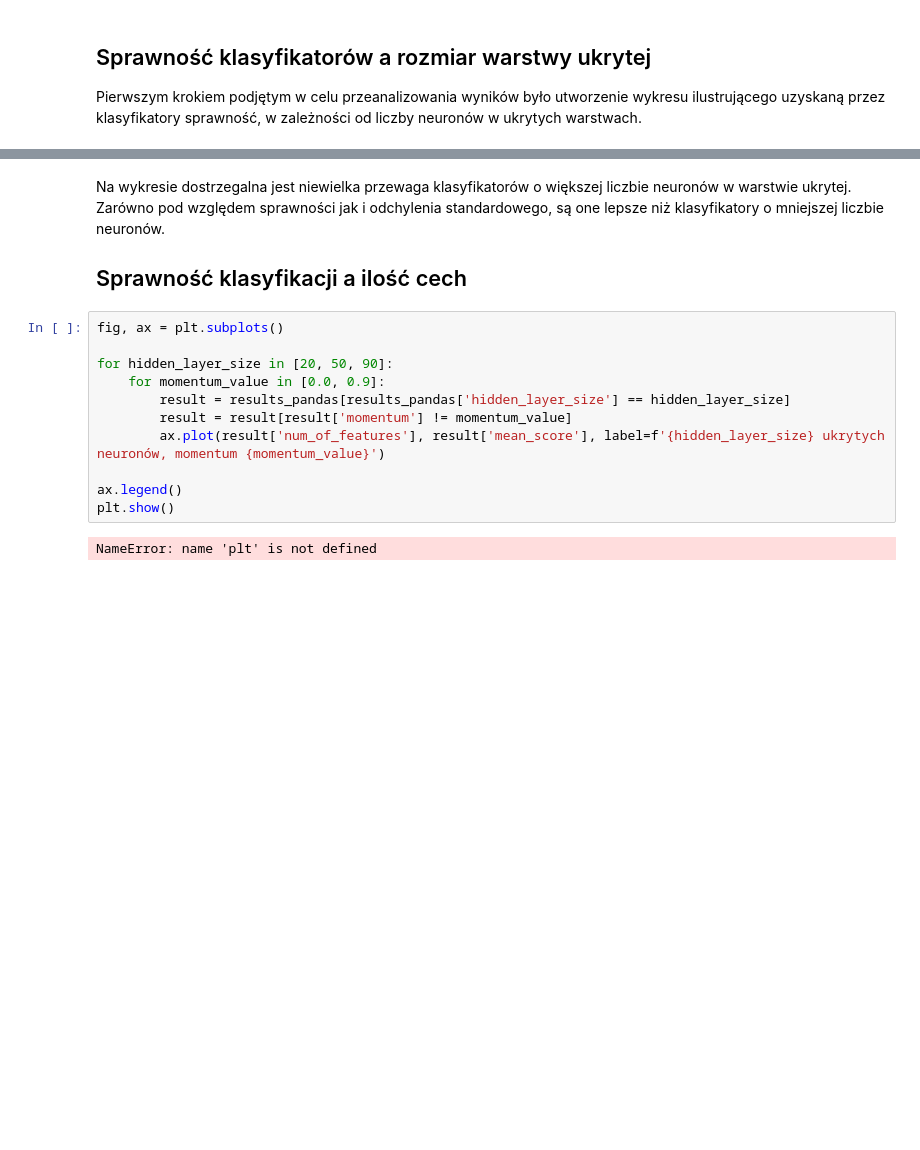
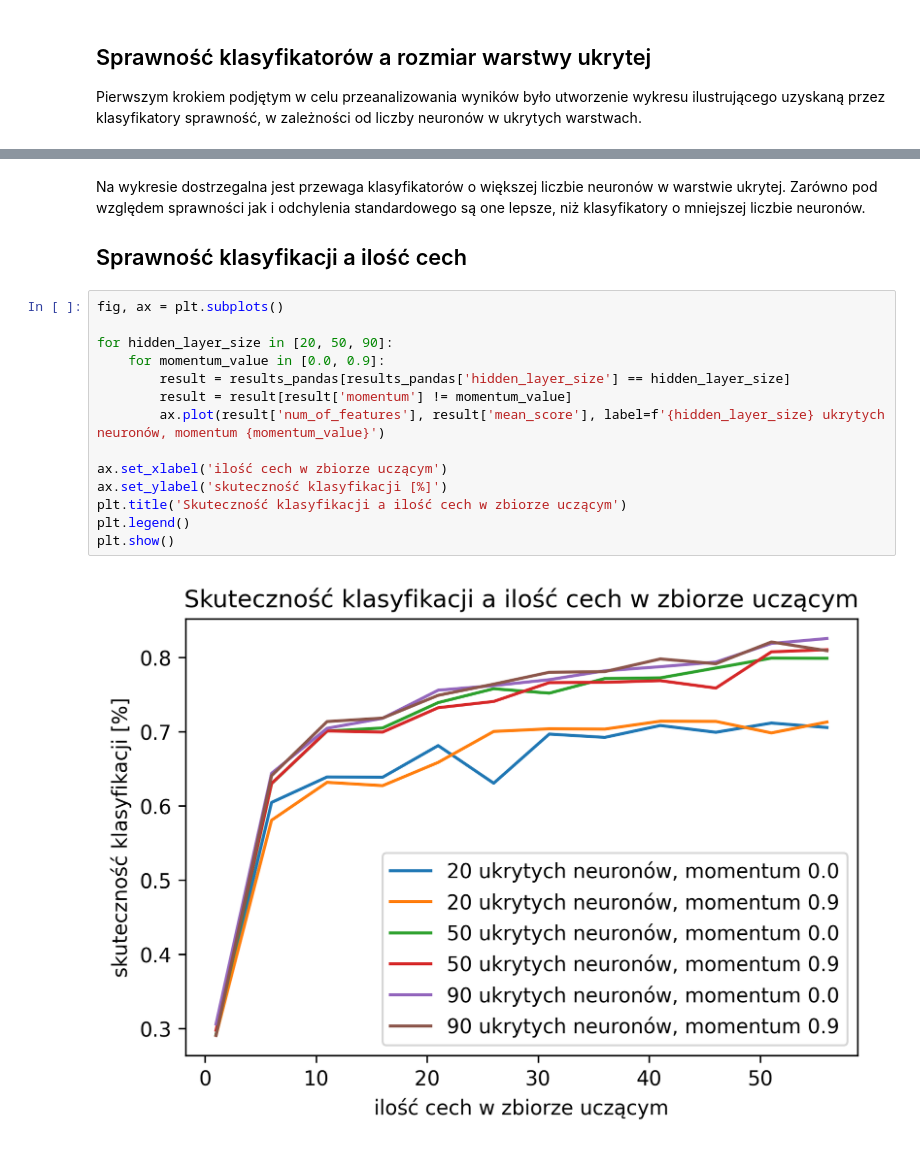
Before and after one commit to Wint3rmute/mtswm2, a Jupyter notebook: src/wstepny_raport.ipynb, the cells around one changed output, grey strips where cells are left out. Cells and saved outputs as stored; diff of their text form; blank space fills up the shorter version.

```diff
--- a/src/wstepny_raport.ipynb
+++ b/src/wstepny_raport.ipynb
@@ -188,19 +192,22 @@ plt.show()
 # %% [markdown]
-Na wykresie dostrzegalna jest niewielka przewaga klasyfikatorów o większej liczbie neuronów w warstwie ukrytej.
-Zarówno pod względem sprawności jak i odchylenia standardowego, są one lepsze niż klasyfikatory o mniejszej liczbie
+Na wykresie dostrzegalna jest przewaga klasyfikatorów o większej liczbie neuronów w warstwie ukrytej.
+Zarówno pod względem sprawności jak i odchylenia standardowego są one lepsze, niż klasyfikatory o mniejszej liczbie
 neuronów.
 
 ## Sprawność klasyfikacji a ilość cech
 # %%
 fig, ax = plt.subplots()
 
 for hidden_layer_size in [20, 50, 90]:
     for momentum_value in [0.0, 0.9]:
         result = results_pandas[results_pandas['hidden_layer_size'] == hidden_layer_size]
         result = result[result['momentum'] != momentum_value]
         ax.plot(result['num_of_features'], result['mean_score'], label=f'{hidden_layer_size} ukrytych neuronów, momentum {momentum_value}')
 
-ax.legend()
+ax.set_xlabel('ilość cech w zbiorze uczącym')
+ax.set_ylabel('skuteczność klasyfikacji [%]')
+plt.title('Skuteczność klasyfikacji a ilość cech w zbiorze uczącym')
+plt.legend()
 plt.show()
 # %% [output]
-NameError: name 'plt' is not defined
+[figure, added]
```
Also changed, not shown: parts of 17 cells of this notebook.
